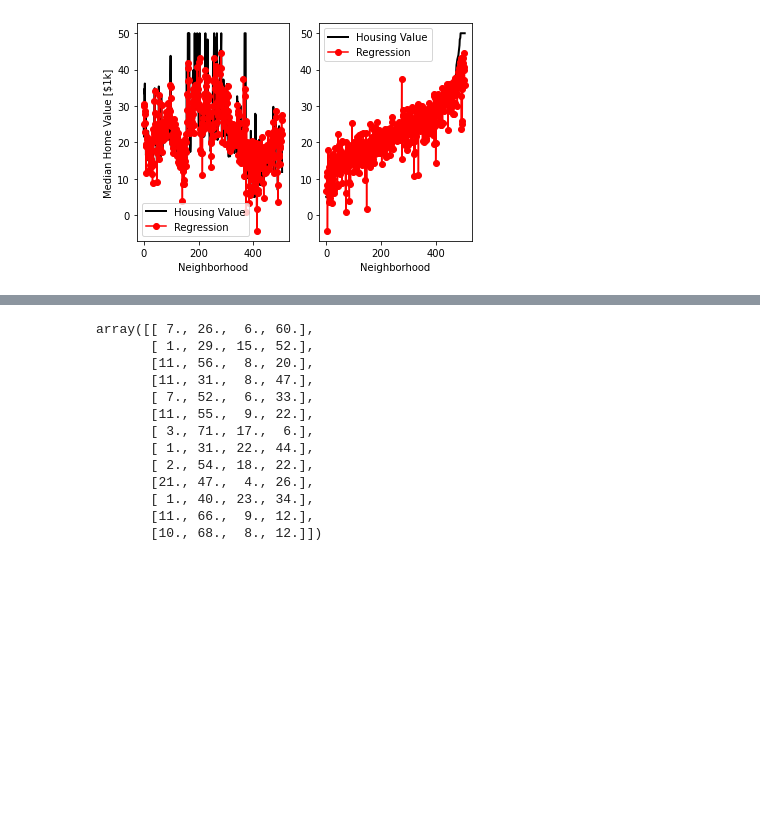
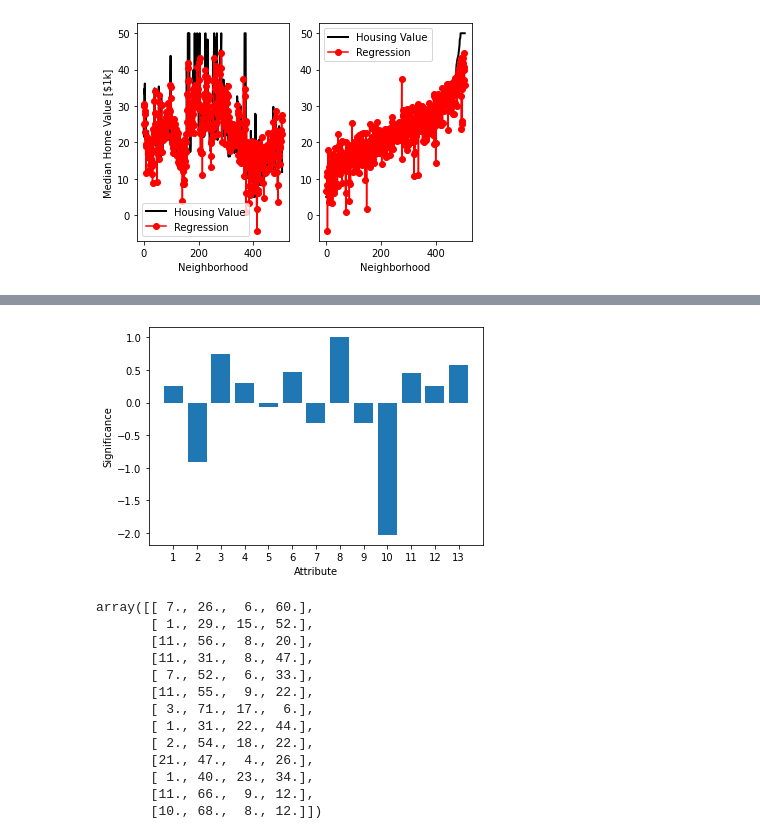
Before and after one commit to dparksports/singular-value-decomposition, a Jupyter notebook: regression.ipynb, the cells around one changed output, grey strips where cells are left out. Cells and saved outputs as stored; diff of their text form; code cells hidden in the pictures; blank space fills up the shorter version.

```diff
--- a/regression.ipynb
+++ b/regression.ipynb
@@ -106,3 +130,25 @@ plt.show()
+# %%
+A_mean = np.mean(A,axis=0)
+A_mean = A_mean.reshape(-1, 1)
+
+A2 = A - np.ones((A.shape[0],1)) @ A_mean.T
+
+for j in range(A.shape[1]-1):
+    A2std = np.std(A2[:,j])
+    A2[:,j] = A2[:,j]/A2std
+
+A2[:,-1] = np.ones(A.shape[0])
+
+U, S, VT = np.linalg.svd(A2,full_matrices=0)
+x = VT.T @ np.linalg.inv(np.diag(S)) @ U.T @ b
+x_tick = range(len(x)-1)+np.ones(len(x)-1)
+plt.bar(x_tick,x[:-1])
+plt.xlabel('Attribute')
+plt.ylabel('Significance')
+plt.xticks(x_tick)
+plt.show()
+# %% [output]
+[figure, added]
 # %%
 A = np.loadtxt('hald_ingredients.csv',delimiter=',')
 A
```
Also changed, not shown: parts of 3 cells of this notebook.
